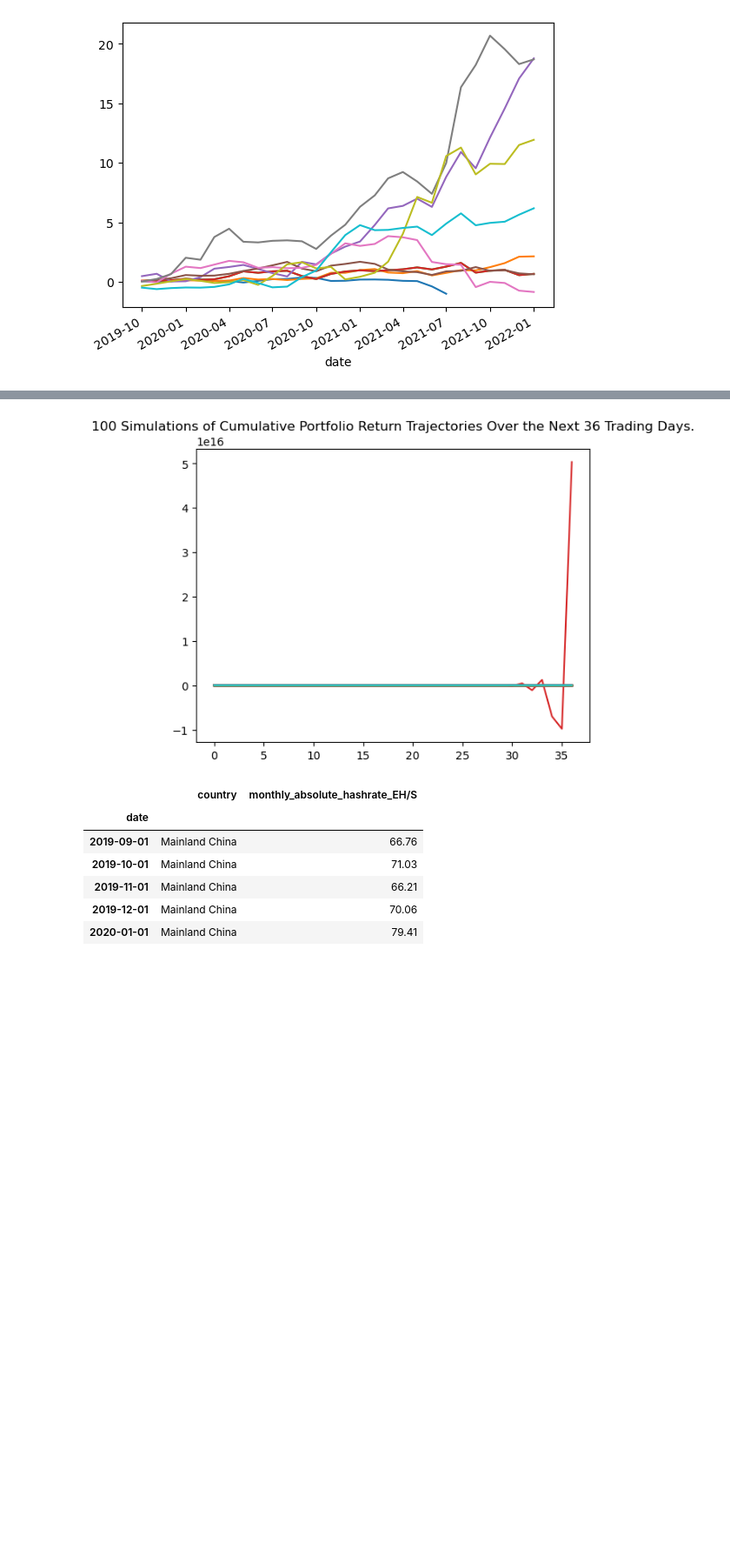
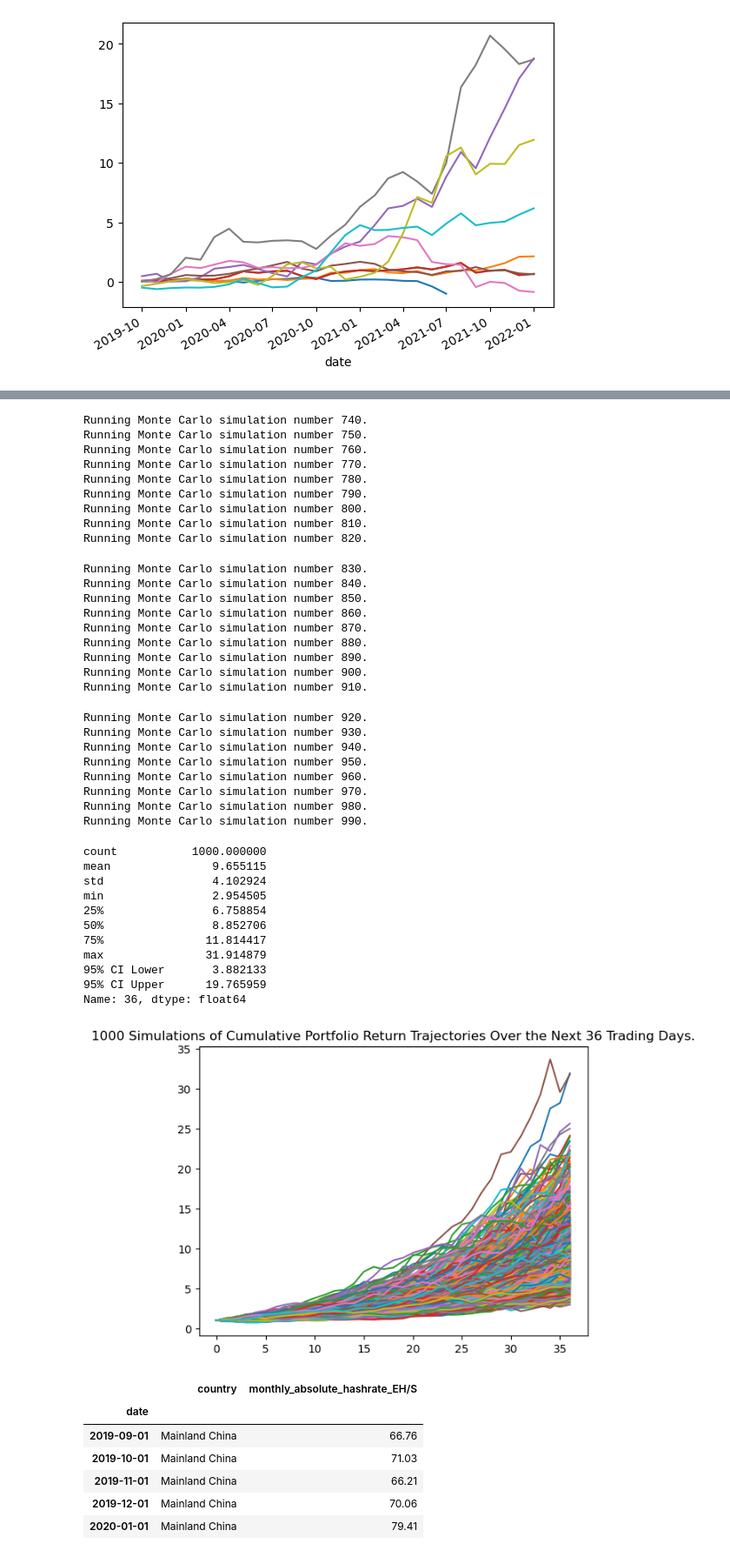
Before and after one commit to Mccalabrese/Bitcoin-Hashrate-simulations-MonteCarlo, a Jupyter notebook: Project8.ipynb, the cells around one changed output, grey strips where cells are left out. Shown at 87% size. Saved outputs shown, nothing was run; the diff lists cells and outputs as text; code cells hidden in the pictures; blank space fills up the shorter version.

Commit message:
fixed monte carlo and df_2

```diff
--- a/Project8.ipynb
+++ b/Project8.ipynb
@@ -10,7 +10,7 @@ from MCForecastTools import MCSimulation
 %matplotlib inline
 # %%
 # Reading hash returns
-global_hash_path = Path("global_hash_rates.csv")
+global_hash_path = Path("Resources/export.csv")
 hash_df = pd.read_csv(global_hash_path, index_col="date", parse_dates=True, infer_datetime_format=True)
 hash_df.head()
 # %% [output]
@@ -224,5 +224,17 @@ combined_df.head(40)
 | 2022-01-01 | 0.194210 | 0.008945 | 0.069682 | 0.094034 | -0.046653 | -0.425000 | 0.020576 | 0.034923 | 0.080979 | 0.036517 |
 # %%
 combined_df_2 = pd.concat([hash_df_China, hash_df_Other, hash_df_Russia, hash_df_US, hash_df_Malaysia, hash_df_Iran, hash_df_Kazakhstan, hash_df_Canada, hash_df_Germany, hash_df_Ireland], axis="columns", join="outer")
+combined_df_2.columns = ["C1", 'China', "C2", 'Other', "C3", 'Russia', "C4", 'US', "C5", 'Malaysia', "C6", 'Iran', "C7", 'Kazakhstan', "C8", 'Canada', "C9", 'Germany', "C10", 'Ireland']
+combined_df_2 = combined_df_2.drop(columns=['C1', 'C2', 'C3', 'C4', 'C5', 'C6', 'C7', 'C8', 'C9', 'C10'])
+
+# Create a list of tuples.
+tuples = [('China', 'close'), ('Other', 'close'), ('Russia', 'close'), ('US', 'close'), ('Malaysia', 'close'), ('Iran', 'close'), ('kazakhstan', 'close'), ('Canada', 'close'), ('Germany', 'close'), ('Ireland', 'close')]
+
+# Create a MultiIndex from the list of tuples.
+index = pd.MultiIndex.from_tuples(tuples)
+
+combined_df_2.columns = index
+
+
 combined_df_2.head(40)
 # %% [output]
@@ -269,24 +293,23 @@ multi_index = pd.MultiIndex.from_product([country_names, ['close']], names=['Cou
 combined_df = pd.concat(dfs_to_concat, axis="columns")
 combined_df.columns = multi_index
 # %%
+
+
 # Configuring a Monte Carlo simulation to forecast 35 years cumulative returns
 MC_thirtyyear = MCSimulation(
-    portfolio_data = combined_df,
-    weights = [0.1,0.1,0.1,0.1,0.1,0.1,0.1,0.1,0.1,0.1],
-    num_simulation = 100,
-    num_trading_days = 12*3
+    portfolio_data = combined_df_2,
+
+    num_simulation = 1000,
+    num_trading_days = 12 * 3 # Typically use 252 trading days for stocks, adjust if needed
 )
 # Printing the simulation input data
-MC_thirtyyear.portfolio_data.head()
-
+print(MC_thirtyyear.portfolio_data.head())
 # Plot simulation outcomes
 line_plot = MC_thirtyyear.plot_simulation()
 # Save the plot for future usage
 line_plot.get_figure().savefig("MC_thirtyyear_sim_plot.png", bbox_inches="tight")
-
 # Fetch summary statistics from the Monte Carlo simulation results
 tbl = MC_thirtyyear.summarize_cumulative_return()
-
 # Print summary statistics
 print(tbl)
 # %% [output]
@@ -310,4 +387,41 @@ Name: 36, dtype: float64
+Running Monte Carlo simulation number 740.
+Running Monte Carlo simulation number 750.
+Running Monte Carlo simulation number 760.
+Running Monte Carlo simulation number 770.
+Running Monte Carlo simulation number 780.
+Running Monte Carlo simulation number 790.
+Running Monte Carlo simulation number 800.
+Running Monte Carlo simulation number 810.
+Running Monte Carlo simulation number 820.
+Running Monte Carlo simulation number 830.
+Running Monte Carlo simulation number 840.
+Running Monte Carlo simulation number 850.
+Running Monte Carlo simulation number 860.
+Running Monte Carlo simulation number 870.
+Running Monte Carlo simulation number 880.
+Running Monte Carlo simulation number 890.
+Running Monte Carlo simulation number 900.
+Running Monte Carlo simulation number 910.
+Running Monte Carlo simulation number 920.
+Running Monte Carlo simulation number 930.
+Running Monte Carlo simulation number 940.
+Running Monte Carlo simulation number 950.
+Running Monte Carlo simulation number 960.
+Running Monte Carlo simulation number 970.
+Running Monte Carlo simulation number 980.
+Running Monte Carlo simulation number 990.
+count           1000.000000
+mean               9.655115
+std                4.102924
+min                2.954505
+25%                6.758854
+50%                8.852706
+75%               11.814417
+max               31.914879
+95% CI Lower       3.882133
+95% CI Upper      19.765959
+Name: 36, dtype: float64
-[figure, old version]
+[figure, new version]
 # %%
 hash_df_China.head()
 # %% [output]
```
Also changed, not shown: parts of 3 cells of this notebook, 1 other file.
